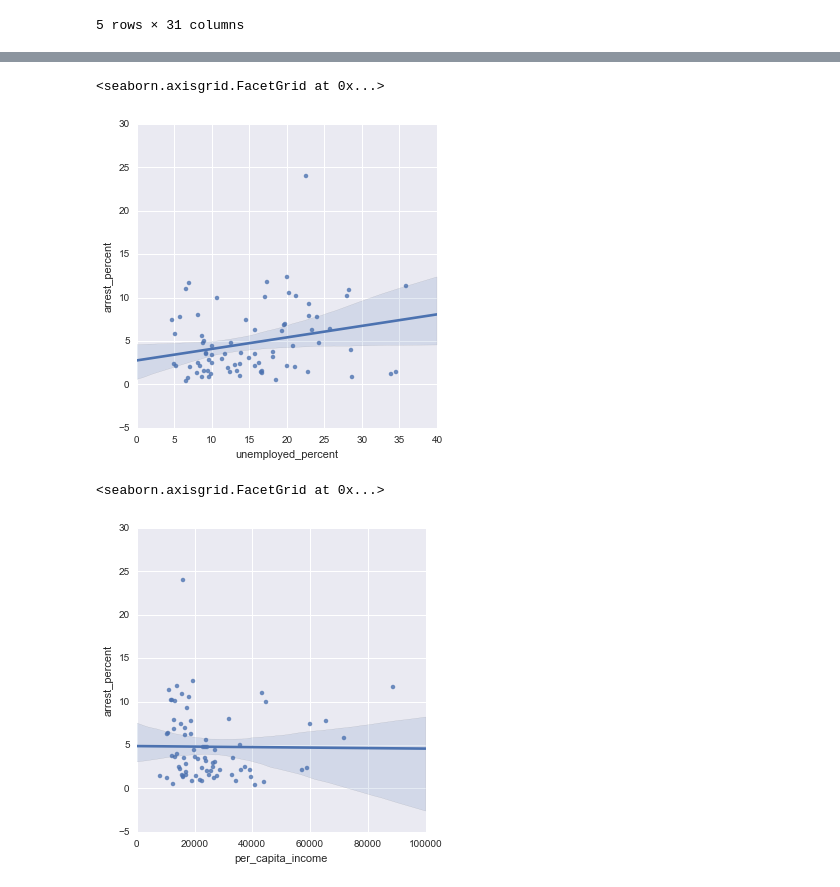
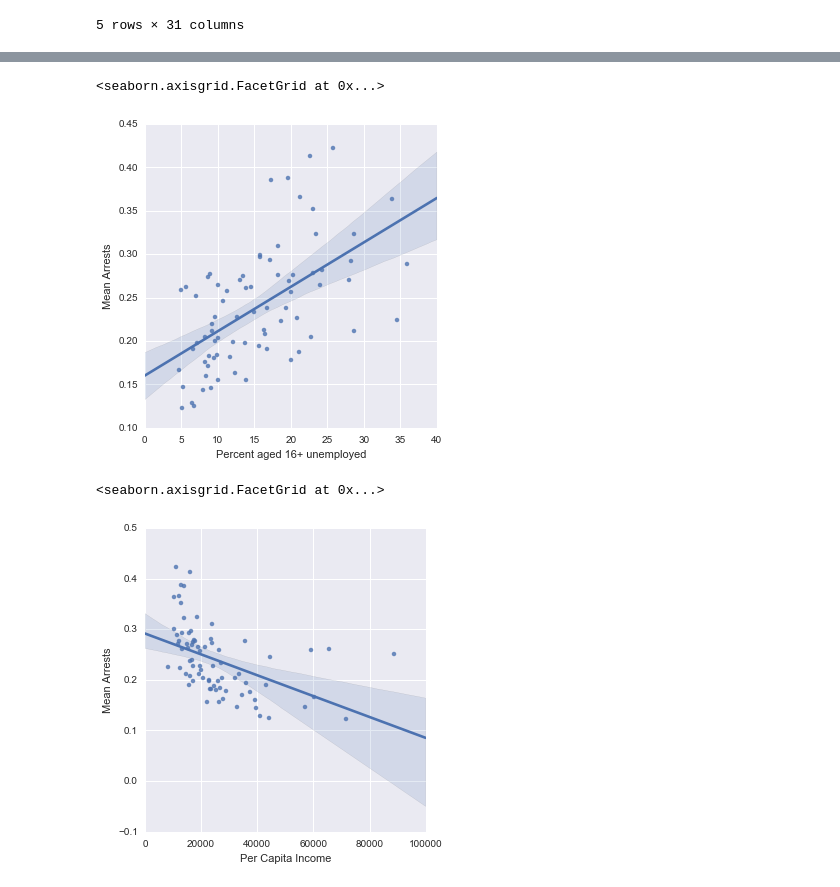
Before and after one commit to crime-analysis/crime_predictions, a Jupyter notebook: arrest_v_socioeconomic_lmplot.ipynb, the cells around one changed output, grey strips where cells are left out. Drawn from its saved outputs; the diff is of its cells as text; code cells hidden in the pictures.

Commit message:
Plots: Use arrest mean instead of arrest percent
This shows the relationships w/ the socioeconomic factors
that we would expect.

```diff
--- a/arrest_v_socioeconomic_lmplot.ipynb
+++ b/arrest_v_socioeconomic_lmplot.ipynb
@@ -72,25 +67,23 @@ Index([u'ID', u'Case Number', u'Date', u'Block', u'IUCR', u'Primary Type',
 # %%
 # Arrests v unemployed
-total_arrests = crimes_with_soc['Arrest'].sum()
-arrest_percent = crimes_with_soc.groupby('Community Area').Arrest.count()/total_arrests*100
+arrests_mean = crimes_with_soc.groupby('Community Area').Arrest.mean()
 crimes_with_soc.rename(columns = {'PERCENT AGED 16+ UNEMPLOYED':'PercentUnemployed'}, inplace = True)
 unemployed_percent = crimes_with_soc.groupby('Community Area').PercentUnemployed.mean()
-dataframe = pd.DataFrame({'arrest_percent':arrest_percent,'unemployed_percent':unemployed_percent,}).dropna()
-sns.lmplot('unemployed_percent','arrest_percent', dataframe)
+dataframe = pd.DataFrame({'Mean Arrests':arrests_mean,'Percent aged 16+ unemployed':unemployed_percent,}).dropna()
+sns.lmplot('Percent aged 16+ unemployed','Mean Arrests', dataframe)
 # %% [output]
 <seaborn.axisgrid.FacetGrid at 0x...>
-[figure, old version]
+[figure, new version]
 # %%
 # Arrests v per capita income
-total_arrests = crimes_with_soc['Arrest'].sum()
-arrest_percent = crimes_with_soc.groupby('Community Area').Arrest.count()/total_arrests*100
+arrests_mean = crimes_with_soc.groupby('Community Area').Arrest.mean()
 crimes_with_soc.rename(columns = {'PER CAPITA INCOME ':'PerCapitaIncome'}, inplace = True)
 per_capita_income = crimes_with_soc.groupby('Community Area').PerCapitaIncome.mean()
-dataframe = pd.DataFrame({'arrest_percent':arrest_percent,'per_capita_income':per_capita_income,}).dropna()
-sns.lmplot('per_capita_income','arrest_percent', dataframe)
+dataframe = pd.DataFrame({'Mean Arrests':arrests_mean,'Per Capita Income':per_capita_income,}).dropna()
+sns.lmplot('Per Capita Income','Mean Arrests', dataframe)
 # %% [output]
 <seaborn.axisgrid.FacetGrid at 0x...>
-[figure, old version]
+[figure, new version]
 # %%
 # Arrests v per capita income
 total_arrests = crimes_with_soc['Arrest'].sum()
```
Also changed, not shown: parts of 5 cells of this notebook.
